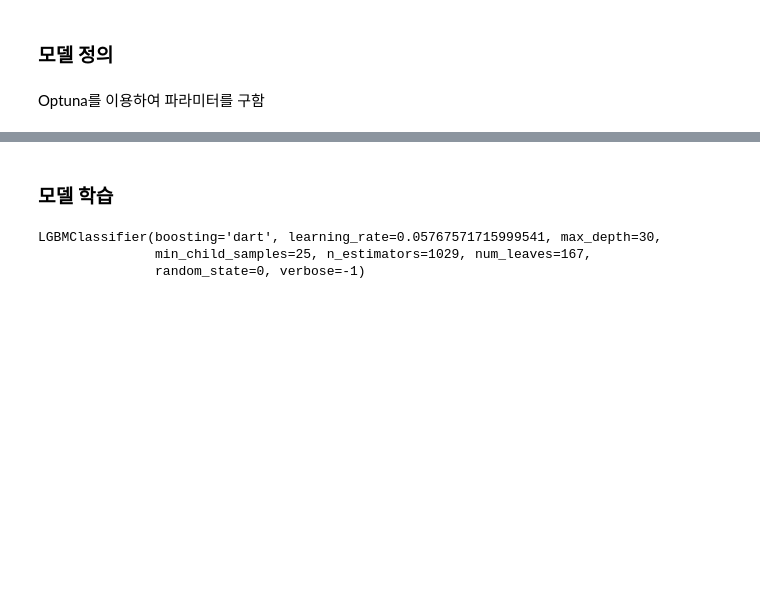
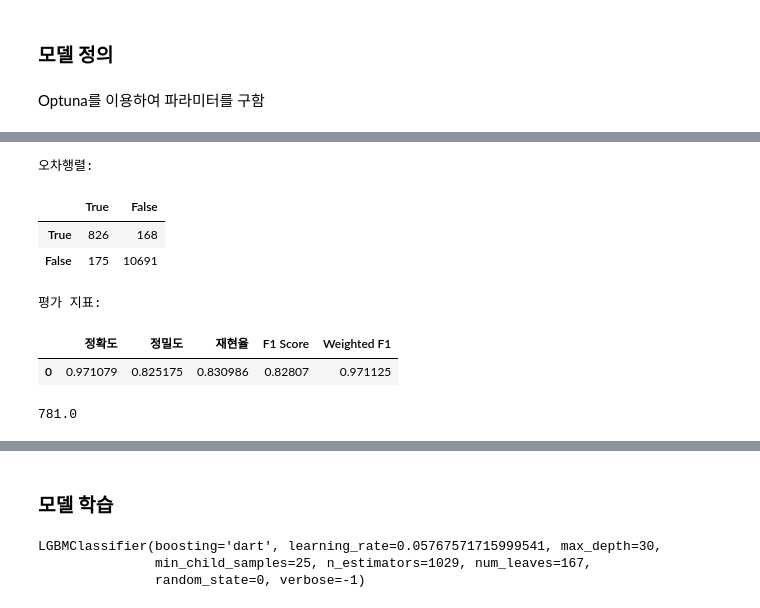
Before and after one commit to BaekJunehong/LG_Aimers_4th, a Jupyter notebook: Total_code.ipynb, the cells around one changed output, grey strips where cells are left out. Saved outputs shown, nothing was run; the diff lists cells and outputs as text; code cells hidden in the pictures; blank space fills up the shorter version.

```diff
--- a/Total_code.ipynb
+++ b/Total_code.ipynb
@@ -926,0 +1017,29 @@ Optuna를 이용하여 파라미터를 구함
+# %%
+# CatBoost
+cat_model = CatBoostClassifier(
+    iterations=3455
+    , learning_rate=0.32379048176316866
+    , depth=9
+    , verbose=False
+    , random_state=0
+)
+
+cat_model.fit(x_train, y_train)
+
+pred = cat_model.predict(x_val)
+get_clf_eval(y_val, pred)
+
+# 예측에 필요한 데이터 분리
+x_test = df_test_encoded.drop(["is_converted", "id"], axis=1)
+
+test_pred = cat_model.predict(x_test)
+sum(test_pred) # True로 예측된 개수
+# %% [output]
+오차행렬:
+|  | True | False |
+| True | 826 | 168 |
+| False | 175 | 10691 |
+평가 지표:
+|  | 정확도 | 정밀도 | 재현율 | F1 Score | Weighted F1 |
+| 0 | 0.971079 | 0.825175 | 0.830986 | 0.82807 | 0.971125 |
+781.0
```
Also changed, not shown: parts of 24 cells of this notebook, 6 other files.
